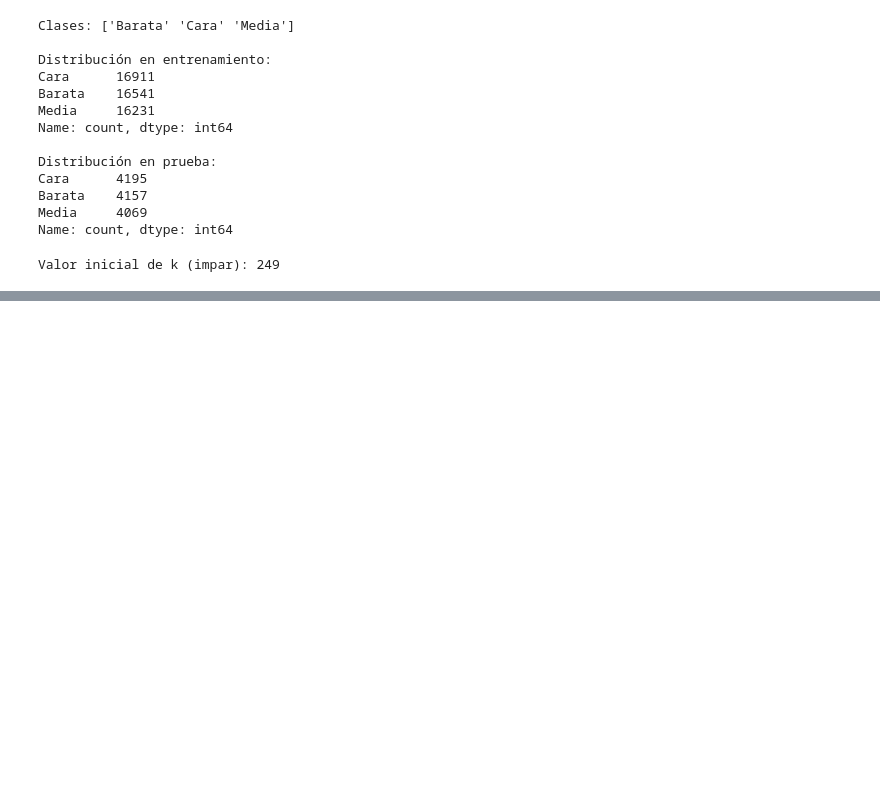
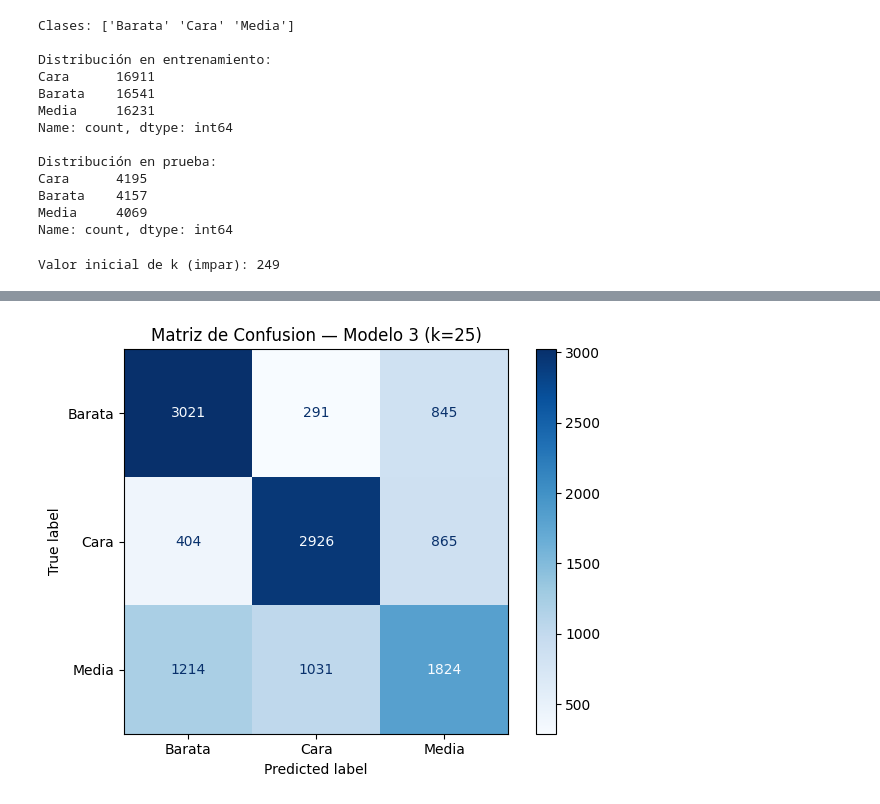
Before and after one commit to VirusMauri1/Lab6KNN, a Jupyter notebook: lab6mine.ipynb, the cells around one changed output, grey strips where cells are left out. Drawn from its saved outputs; the diff is of its cells as text; code cells hidden in the pictures; blank space fills up the shorter version.

```diff
--- a/lab6mine.ipynb
+++ b/lab6mine.ipynb
@@ -349,0 +425,8 @@ plt.show()
+# %%
+pred3_clf = modelo3_clf.predict(Xte)
+acc3      = accuracy_score(ytc_te, pred3_clf)
+
+print(f'El mejor numero de vecinos es {mejor_k_clf}')
+print(f'Accuracy en prueba: {acc3:.4f} ({acc3*100:.2f}%)')
+print('\nReporte de clasificacion:')
+print(classification_report(ytc_te, pred3_clf, target_names=le.classes_))
@@ -349,0 +447,9 @@ plt.show()
+# %%
+cm3 = confusion_matrix(ytc_te, pred3_clf)
+disp3 = ConfusionMatrixDisplay(confusion_matrix=cm3, display_labels=le.classes_)
+disp3.plot(cmap='Blues')
+plt.title(f'Matriz de Confusion — Modelo 3 (k={mejor_k_clf})')
+plt.tight_layout()
+plt.show()
+# %% [output]
+[figure, added]
```
Also changed, not shown: parts of 6 cells of this notebook.
